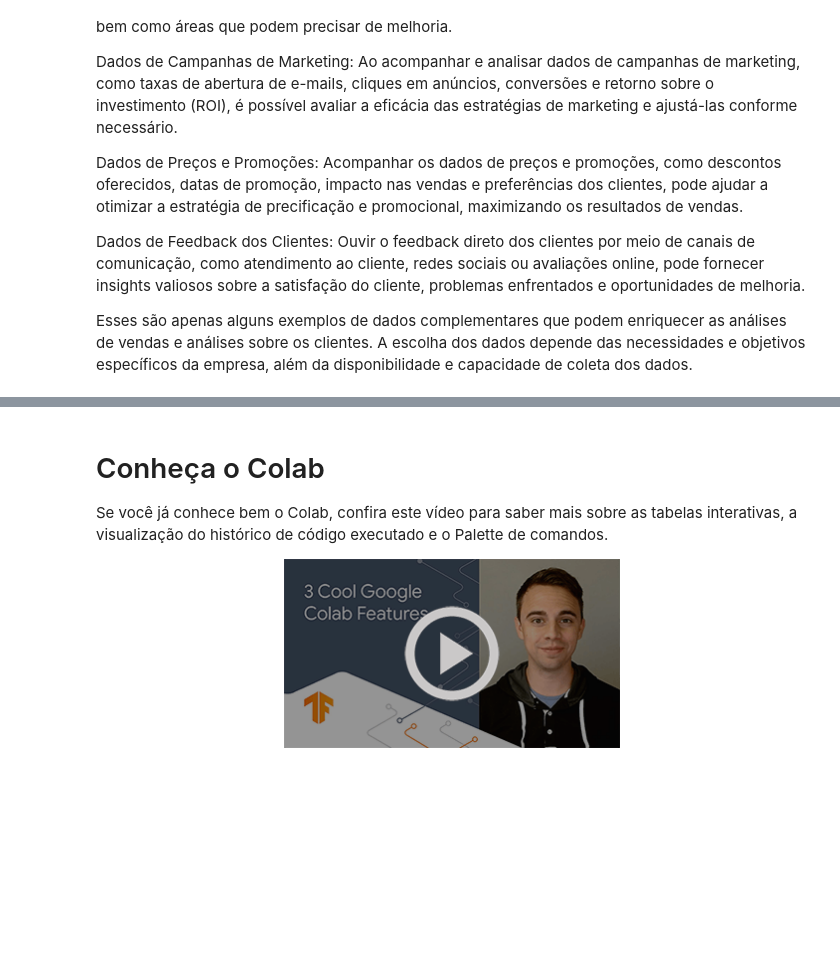
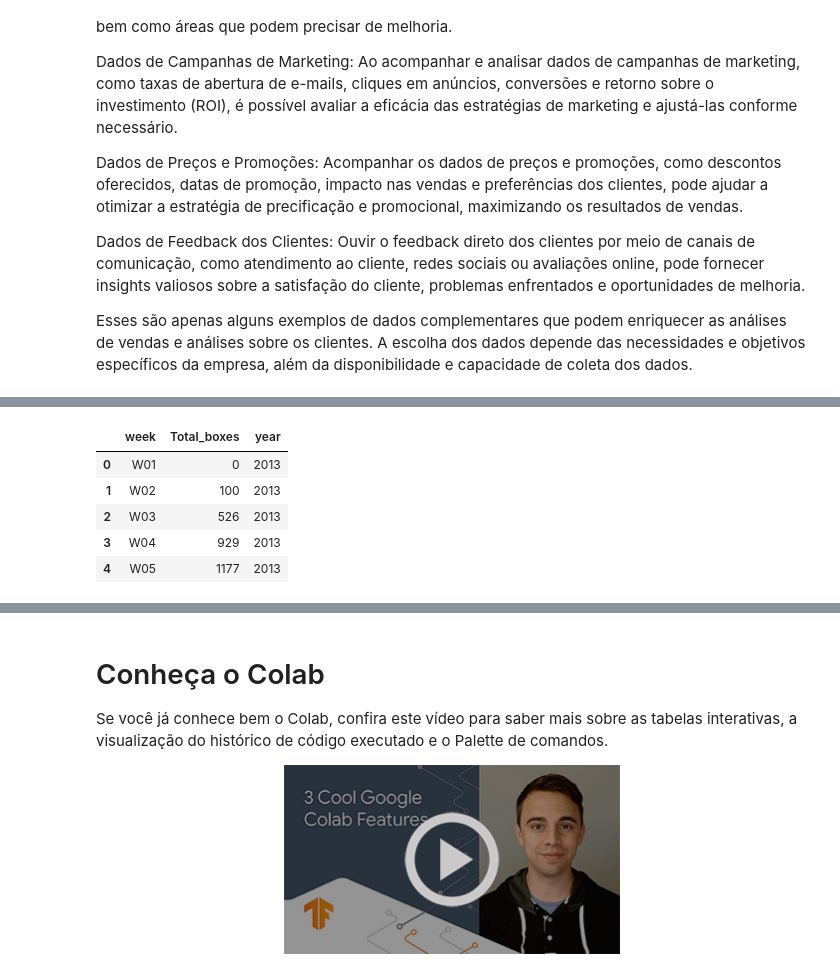
Before and after one commit to FabiBarbos/Churn, a Jupyter notebook: Olá,_este_é_o_Colaboratory.ipynb, the cells around one changed output, grey strips where cells are left out. Cells and saved outputs as stored; diff of their text form; code cells hidden in the pictures; blank space fills up the shorter version.

```diff
--- a/Olá,_este_é_o_Colaboratory.ipynb
+++ b/Olá,_este_é_o_Colaboratory.ipynb
@@ -147,0 +186,6 @@ Esses são apenas alguns exemplos de dados complementares que podem enriquecer a
+# %%
+# Filtrar as informações do ano de 2013
+df_2013 = df_mes_a_mes[df_mes_a_mes['year'] == 2013]
+
+# Exibir o resultado
+print(df_2013)
@@ -147,0 +299,21 @@ Esses são apenas alguns exemplos de dados complementares que podem enriquecer a
+# %%
+def calcular_boxes_por_semana(df):
+    # Selecionar apenas as colunas de semana (week)
+    colunas_semana = [coluna for coluna in df.columns if coluna.startswith('week_')]
+
+    # Criar um dicionário para armazenar a soma do boxes por semana
+    soma_boxes_semana = {}
+
+    # Calcular a soma do boxes para cada coluna de semana
+    for coluna in colunas_semana:
+        soma_boxes_semana[coluna] = df['boxes'][df[coluna] == 1].sum()
+
+    # Criar um DataFrame a partir do dicionário
+    df_resultado = pd.DataFrame.from_dict(soma_boxes_semana, orient='index', columns=['Total_boxes'])
+    df_resultado = df_resultado.reset_index()
+    df_resultado.columns = ['week', 'Total_boxes']
+    df_resultado['week'] = df_resultado['week'].str.replace('week_', '')
+    return df_resultado
+
+resultado_boxes_por_semana_2013 = calcular_boxes_por_semana(df_2013)
+print(resultado_boxes_por_semana_2013)
@@ -147,0 +338,11 @@ Esses são apenas alguns exemplos de dados complementares que podem enriquecer a
+# %%
+df_resultado_boxes_por_semana_2013 = resultado_boxes_por_semana_2013.assign(year=pd.Series(["2013"] * len(resultado_boxes_por_semana_2013)))
+# %%
+df_resultado_boxes_por_semana_2013.head()
+# %% [output]
+|  | week | Total_boxes | year |
+| 0 | W01 | 0 | 2013 |
+| 1 | W02 | 100 | 2013 |
+| 2 | W03 | 526 | 2013 |
+| 3 | W04 | 929 | 2013 |
+| 4 | W05 | 1177 | 2013 |
```
Also changed, not shown: parts of 25 cells of this notebook.
